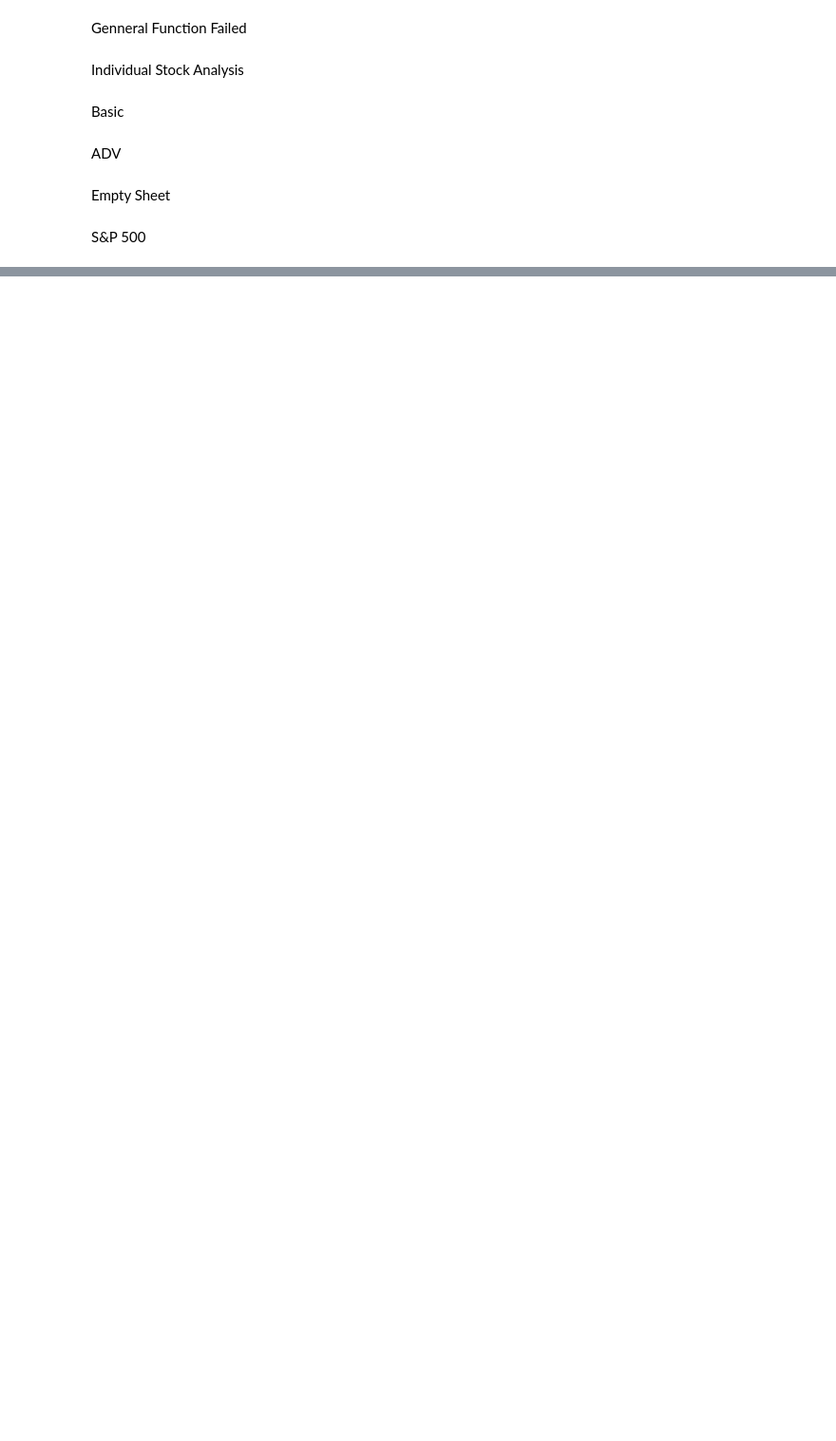
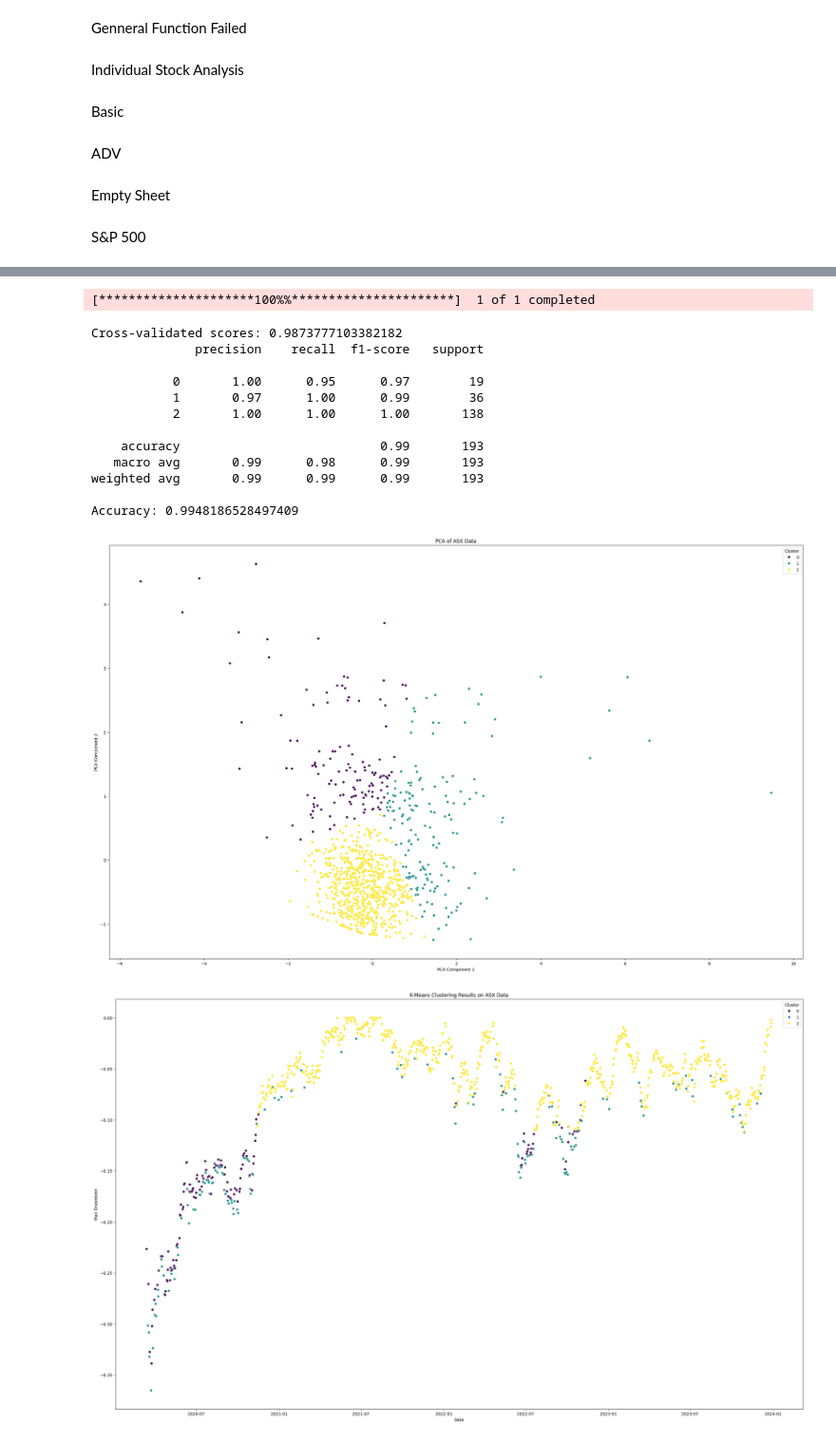
Before and after one commit to KunAn89/Modeling, a Jupyter notebook: Feature_Engineering_Doing.ipynb, the cells around one changed output, grey strips where cells are left out. Shown at 95% size. Saved outputs shown, nothing was run; the diff lists cells and outputs as text; code cells hidden in the pictures; blank space fills up the shorter version.

```diff
--- a/Feature_Engineering_Doing.ipynb
+++ b/Feature_Engineering_Doing.ipynb
@@ -1095,0 +1061,70 @@ plt.show()
+# %%
+symbol = '^AXJO'
+asx_df = yf.download(symbol, start="2020-01-01", end="2023-12-31")
+
+asx_df['Returns'] = asx_df['Adj Close'].pct_change()
+asx_df['Max Drawdown'] = calculate_max_drawdown(asx_df['Returns'])
+asx_df.dropna(inplace=True)
+
+add_technical_indicators(asx_df)
+
+robust_scaler = RobustScaler()
+scaled_features = robust_scaler.fit_transform(asx_df[['Max Drawdown', 'Returns']])
+
+pca = PCA(n_components=2)
+asx_pca = pca.fit_transform(scaled_features)
+
+kmeans = KMeans(n_clusters=3, random_state=0).fit(asx_pca)
+asx_df['KMeans_Cluster'] = kmeans.labels_
+
+features = asx_df[['SMA_50', 'RSI_14', 'Volume', 'Max Drawdown', 'Returns']]
+labels = asx_df['KMeans_Cluster']
+
+X_train, X_test, y_train, y_test = train_test_split(features, labels, test_size=0.2, random_state=0)
+
+smote = SMOTE()
+X_resampled, y_resampled = smote.fit_resample(X_train, y_train)
+
+rf_classifier = RandomForestClassifier(random_state=0)
+rf_classifier.fit(X_resampled, y_resampled)
+
+scores = cross_val_score(rf_classifier, X_resampled, y_resampled, cv=5)
+
+predictions = rf_classifier.predict(X_test)
+
+print(f"Cross-validated scores: {scores.mean()}")
+print(classification_report(y_test, predictions))
+print("Accuracy:", accuracy_score(y_test, predictions))
+
+plt.figure(figsize=(30, 18))
+sns.scatterplot(x=asx_pca[:, 0], y=asx_pca[:, 1], hue=kmeans.labels_, palette='viridis')
+plt.title('PCA of ASX Data')
+plt.xlabel('PCA Component 1')
+plt.ylabel('PCA Component 2')
+plt.legend(title='Cluster')
+plt.show()
+print()
+
+plt.figure(figsize=(30, 18))
+sns.scatterplot(x=asx_df.index, y=asx_df['Max Drawdown'], hue=asx_df['KMeans_Cluster'], palette='viridis')
+plt.title('K-Means Clustering Results on ASX Data')
+plt.xlabel('Date')
+plt.ylabel('Max Drawdown')
+plt.legend(title='Cluster')
+plt.show()
+# %% [output]
+[*********************100%%**********************]  1 of 1 completed
+Cross-validated scores: 0.9873777103382182
+              precision    recall  f1-score   support
+
+           0       1.00      0.95      0.97        19
+           1       0.97      1.00      0.99        36
+           2       1.00      1.00      1.00       138
+
+    accuracy                           0.99       193
+   macro avg       0.99      0.98      0.99       193
+weighted avg       0.99      0.99      0.99       193
+
+Accuracy: 0.9948186528497409
+[figure, added]
+[figure, added]
```
Also changed, not shown: parts of 3 cells of this notebook.
